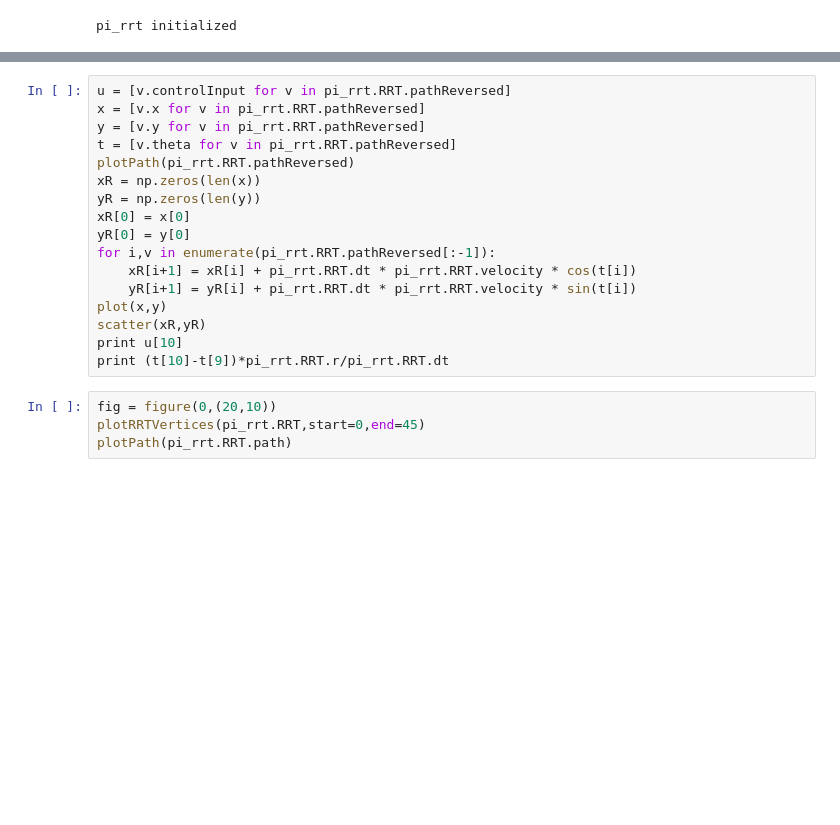
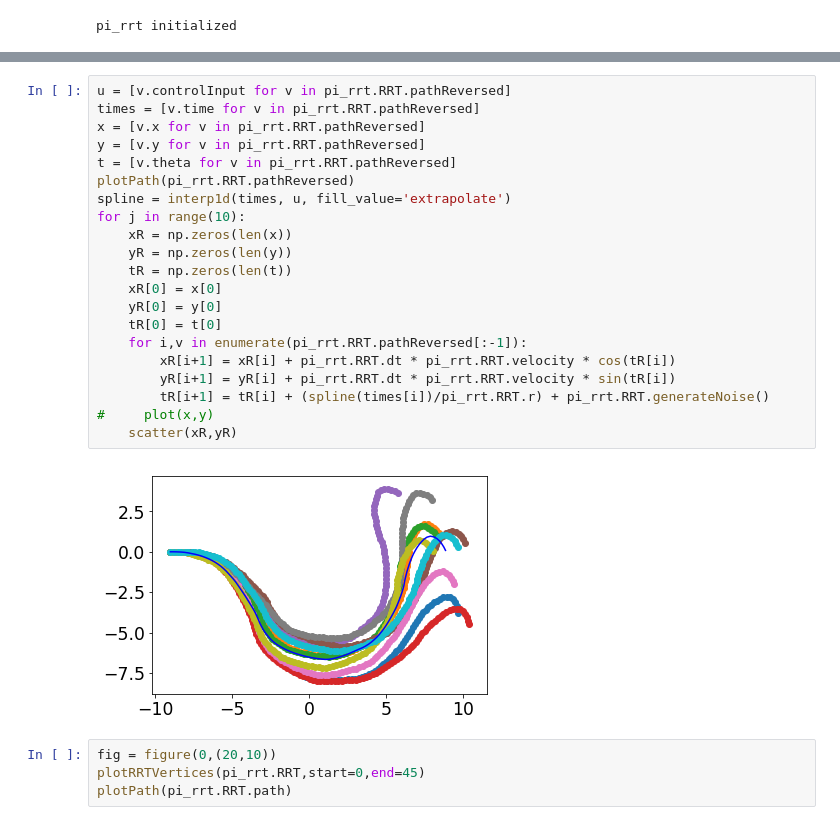
Before and after one commit to ankitkaushik/StochasticOptimalControl, a Jupyter notebook: PI_RRT.ipynb, the cells around one changed output, grey strips where cells are left out. Saved outputs shown, nothing was run; the diff lists cells and outputs as text; blank space fills up the shorter version.

```diff
--- a/PI_RRT.ipynb
+++ b/PI_RRT.ipynb
@@ -92,20 +92,26 @@ True
 # %%
 u = [v.controlInput for v in pi_rrt.RRT.pathReversed]
+times = [v.time for v in pi_rrt.RRT.pathReversed]
 x = [v.x for v in pi_rrt.RRT.pathReversed]
 y = [v.y for v in pi_rrt.RRT.pathReversed]
 t = [v.theta for v in pi_rrt.RRT.pathReversed]
 plotPath(pi_rrt.RRT.pathReversed)
-xR = np.zeros(len(x))
-yR = np.zeros(len(y))
-xR[0] = x[0]
-yR[0] = y[0]
-for i,v in enumerate(pi_rrt.RRT.pathReversed[:-1]):
-    xR[i+1] = xR[i] + pi_rrt.RRT.dt * pi_rrt.RRT.velocity * cos(t[i])
-    yR[i+1] = yR[i] + pi_rrt.RRT.dt * pi_rrt.RRT.velocity * sin(t[i])
-plot(x,y)
-scatter(xR,yR)
-print u[10]
-print (t[10]-t[9])*pi_rrt.RRT.r/pi_rrt.RRT.dt
+spline = interp1d(times, u, fill_value='extrapolate')
+for j in range(10):
+    xR = np.zeros(len(x))
+    yR = np.zeros(len(y))
+    tR = np.zeros(len(t))
+    xR[0] = x[0]
+    yR[0] = y[0]
+    tR[0] = t[0]
+    for i,v in enumerate(pi_rrt.RRT.pathReversed[:-1]):
+        xR[i+1] = xR[i] + pi_rrt.RRT.dt * pi_rrt.RRT.velocity * cos(tR[i])
+        yR[i+1] = yR[i] + pi_rrt.RRT.dt * pi_rrt.RRT.velocity * sin(tR[i])
+        tR[i+1] = tR[i] + (spline(times[i])/pi_rrt.RRT.r) + pi_rrt.RRT.generateNoise()
+#     plot(x,y)
+    scatter(xR,yR)
+# %% [output]
+[figure, added]
 # %%
 fig = figure(0,(20,10))
 plotRRTVertices(pi_rrt.RRT,start=0,end=45)
```
Also changed, not shown: parts of 14 cells of this notebook, 4 other files.
